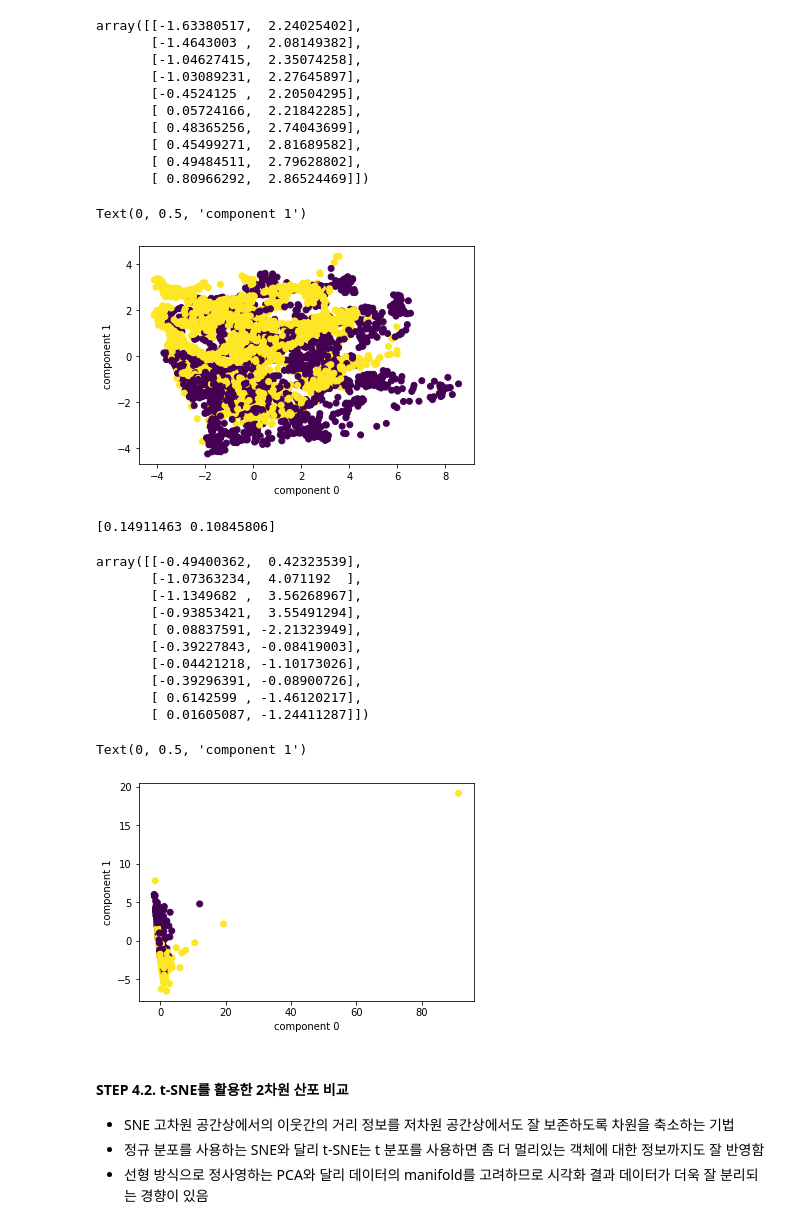
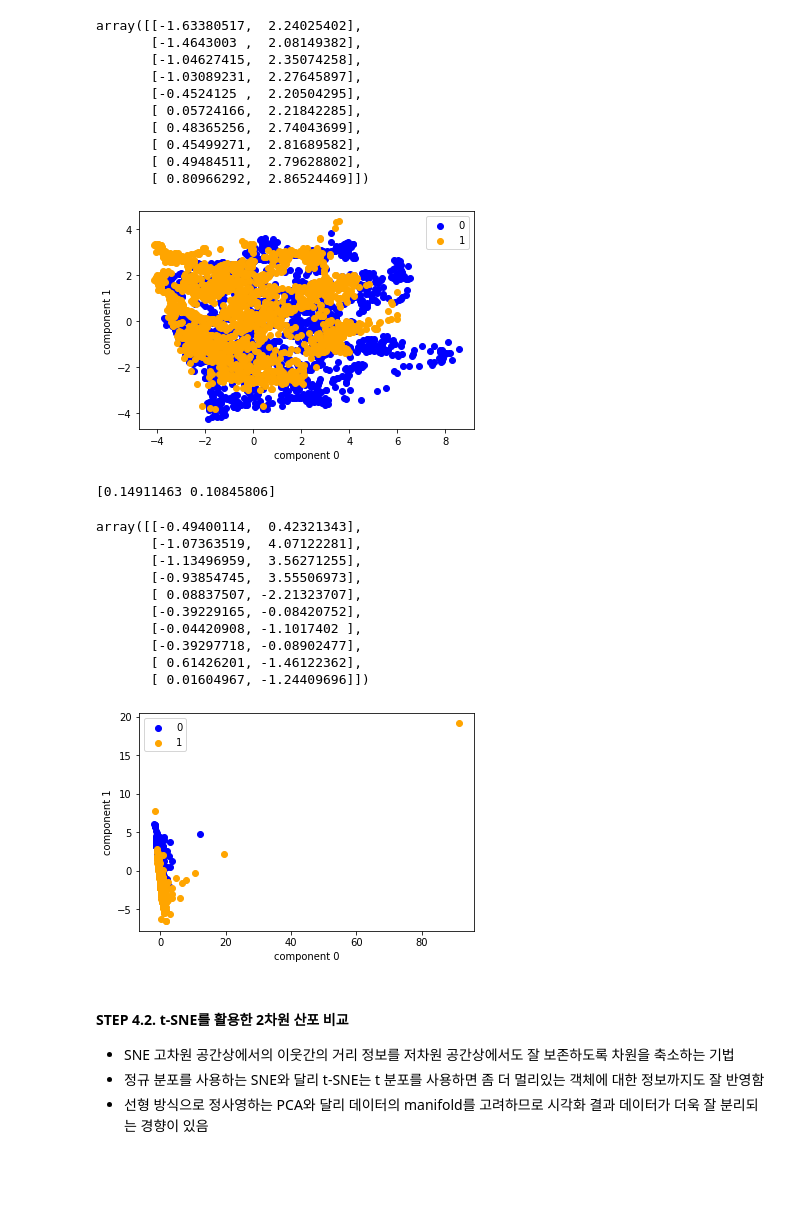
Before and after one commit to hwk0702/LG_ES_Variable_selection_Dimension_reduction, a Jupyter notebook: 03_Variable Extraction PCA & t-SNE.ipynb, the cells around one changed output. Drawn from its saved outputs; the diff is of its cells as text; code cells hidden in the pictures; blank space fills up the shorter version.

```diff
--- a/03_Variable Extraction PCA & t-SNE.ipynb
+++ b/03_Variable Extraction PCA & t-SNE.ipynb
@@ -220,10 +224,19 @@ weather_scaler = weather_scaler.fit(weather_X_train)
 malware_scaler = StandardScaler()
 malware_scaler = malware_scaler.fit(malware_X_train)
 # %%
-weather_X_train_s = pd.DataFrame(weather_scaler.transform(weather_X_train),columns=weather_X_train.columns,index=weather_X_train.index)
-weather_X_test_s  = pd.DataFrame(weather_scaler.transform(weather_X_test),columns=weather_X_test.columns,index=weather_X_test.index)
-malware_X_train_s = pd.DataFrame(malware_scaler.transform(malware_X_train),columns=malware_X_train.columns,index=malware_X_train.index)
-malware_X_test_s  = pd.DataFrame(malware_scaler.transform(malware_X_test),columns=malware_X_test.columns,index=malware_X_test.index)
+weather_X_train_s = pd.DataFrame(weather_scaler.transform(weather_X_train),
+                                 columns=weather_X_train.columns,
+                                 index=weather_X_train.index)
+weather_X_test_s  = pd.DataFrame(weather_scaler.transform(weather_X_test),
+                                 columns=weather_X_test.columns,
+                                 index=weather_X_test.index)
+
+malware_X_train_s = pd.DataFrame(malware_scaler.transform(malware_X_train),
+                                 columns=malware_X_train.columns,
+                                 index=malware_X_train.index)
+malware_X_test_s  = pd.DataFrame(malware_scaler.transform(malware_X_test),
+                                 columns=malware_X_test.columns,
+                                 index=malware_X_test.index)
 # %%
 #weather 데이터 셋 PCA 결과, 정규화O
 pca = PCA(n_components=2)
@@ -247,12 +260,14 @@ array([[-1.63380517,  2.24025402],
        [ 0.49484511,  2.79628802],
        [ 0.80966292,  2.86524469]])
 # %%
-plt.scatter(weather_pc[:,0],weather_pc[:,1],c=weather_y_test)
+plt.scatter(weather_pc[weather_y_test==0, 0], weather_pc[weather_y_test==0, 1], c='blue', label='0')
+plt.scatter(weather_pc[weather_y_test==1, 0], weather_pc[weather_y_test==1, 1], c='orange', label='1')
 plt.xlabel('component 0')
 plt.ylabel('component 1')
+plt.legend()
+plt.show()
 # %% [output]
-Text(0, 0.5, 'component 1')
-[figure, old version]
+[figure, new version]
 # %%
 #malware 데이터 셋 PCA 결과, 정규화O
 pca = PCA(n_components=2)
@@ -265,23 +280,25 @@ print(pca.explained_variance_ratio_)
 # %%
 malware_pc[0:10]
 # %% [output]
-array([[-0.49400362,  0.42323539],
-       [-1.07363234,  4.071192  ],
-       [-1.1349682 ,  3.56268967],
-       [-0.93853421,  3.55491294],
-       [ 0.08837591, -2.21323949],
-       [-0.39227843, -0.08419003],
-       [-0.04421218, -1.10173026],
-       [-0.39296391, -0.08900726],
-       [ 0.6142599 , -1.46120217],
-       [ 0.01605087, -1.24411287]])
+array([[-0.49400114,  0.42321343],
+       [-1.07363519,  4.07122281],
+       [-1.13496959,  3.56271255],
+       [-0.93854745,  3.55506973],
+       [ 0.08837507, -2.21323707],
+       [-0.39229165, -0.08420752],
+       [-0.04420908, -1.1017402 ],
+       [-0.39297718, -0.08902477],
+       [ 0.61426201, -1.46122362],
+       [ 0.01604967, -1.24409696]])
 # %%
-plt.scatter(malware_pc[:,0],malware_pc[:,1],c=malware_y_test)
+plt.scatter(malware_pc[malware_y_test==0, 0], malware_pc[malware_y_test==0, 1], c='blue', label='0')
+plt.scatter(malware_pc[malware_y_test==1, 0], malware_pc[malware_y_test==1, 1], c='orange', label='1')
 plt.xlabel('component 0')
 plt.ylabel('component 1')
+plt.legend()
+plt.show()
 # %% [output]
-Text(0, 0.5, 'component 1')
-[figure, old version]
+[figure, new version]
 # %% [markdown]
 #### STEP 4.2. t-SNE를 활용한 2차원 산포 비교
 - SNE 고차원 공간상에서의 이웃간의 거리 정보를 저차원 공간상에서도 잘 보존하도록 차원을 축소하는 기법
```
Also changed, not shown: parts of 24 cells of this notebook, 2 other files.
